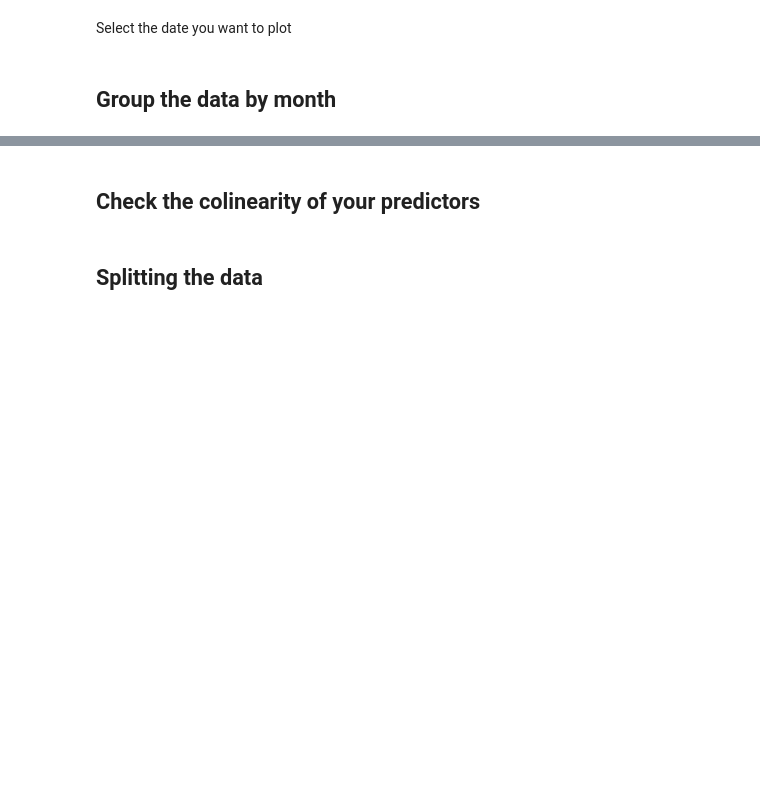
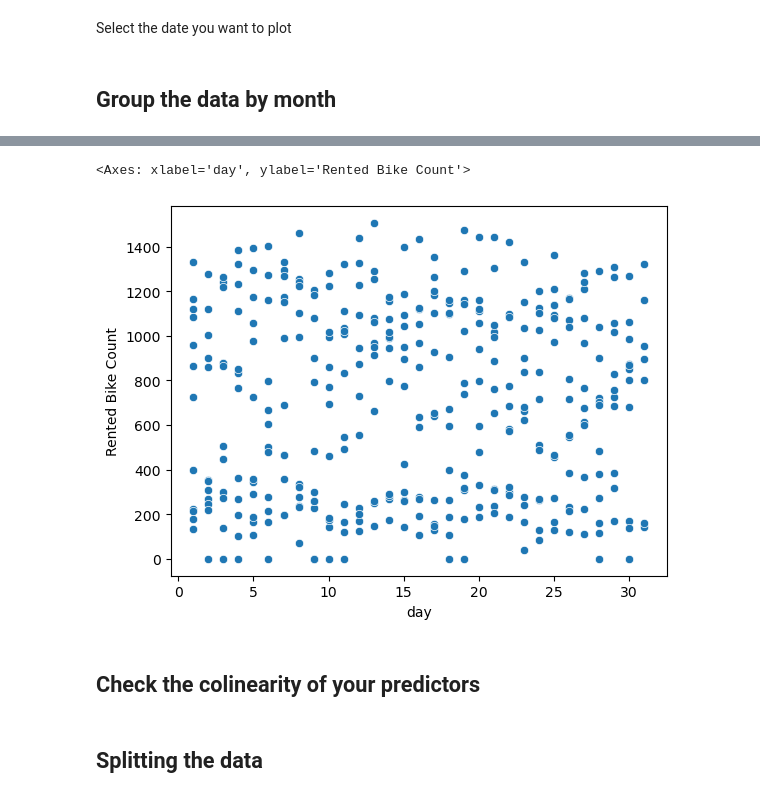
Before and after one commit to datagus/ASDA2025, a Jupyter notebook: notebooks/week08_glm.ipynb, the cells around one changed output, grey strips where cells are left out. Drawn from its saved outputs; the diff is of its cells as text; code cells hidden in the pictures; blank space fills up the shorter version.

```diff
--- a/notebooks/week08_glm.ipynb
+++ b/notebooks/week08_glm.ipynb
@@ -40,4 +71,20 @@ Select the date you want to plot
 ## Group the data by month
 # %%
 ## group the dataframe to get average counts per day
+    #grouping dataframe to get average counts per day
+
+grouped_df = (
+    bike_df.copy()
+      .groupby(["Date","year", "Seasons","month_name", "day","weekday", "weekday_name","Holiday"])
+      .mean(numeric_only=True)       # mean for all numeric columns
+      .round(2)
+      .reset_index()
+)
+
+
+drop_columns = ["Hour", "month"]
+grouped_df = grouped_df.drop(drop_columns, axis=1)
+
+discrete_columns = ["Rented Bike Count","Humidity", "Visibility"]
+grouped_df[discrete_columns] = grouped_df[discrete_columns].round(0).astype(int)
 # %%
@@ -45,3 +96,8 @@ Select the date you want to plot
+# %%
+sns.scatterplot(x="day",y="Rented Bike Count",data=grouped_df)
+# %% [output]
+<Axes: xlabel='day', ylabel='Rented Bike Count'>
+[figure, added]
 # %%
 ## create a plot with the count average count of rented bikes per month
 # %% [markdown]
```
Also changed, not shown: parts of 6 cells of this notebook.
